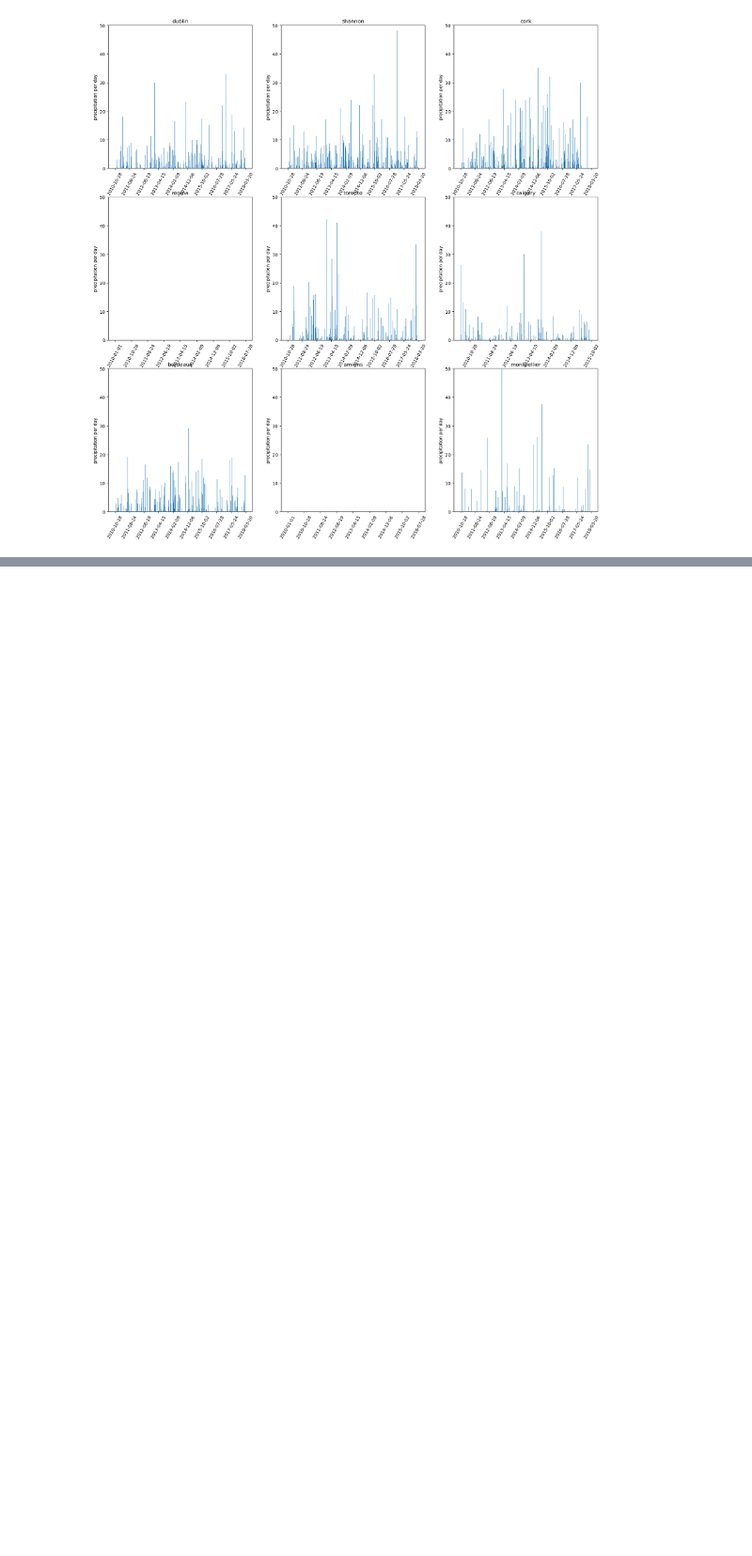
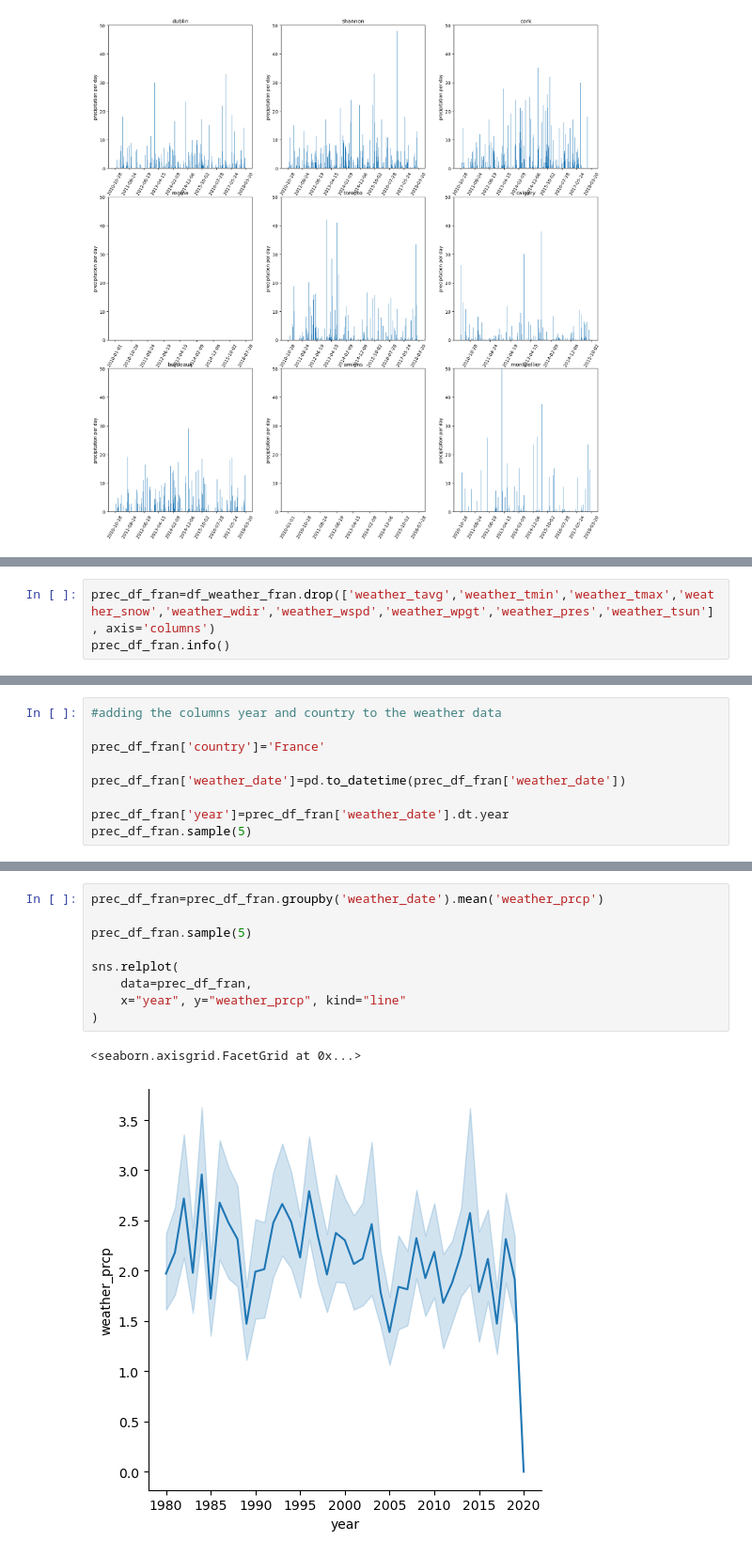
Before and after one commit to ElnazSaeidi/capstone-project-AEJS, a Jupyter notebook: weather_data_anja.ipynb, the cells around one changed output, grey strips where cells are left out. Shown at 94% size. Cells and saved outputs as stored; diff of their text form; blank space fills up the shorter version.

```diff
--- a/weather_data_anja.ipynb
+++ b/weather_data_anja.ipynb
@@ -657,0 +1287,3 @@ for city in cities:
+# %%
+prec_df_fran=df_weather_fran.drop(['weather_tavg','weather_tmin','weather_tmax','weather_snow','weather_wdir','weather_wspd','weather_wpgt','weather_pres','weather_tsun'], axis='columns')
+prec_df_fran.info()
@@ -657,0 +1348,9 @@ for city in cities:
+# %%
+#adding the columns year and country to the weather data
+
+prec_df_fran['country']='France'
+
+prec_df_fran['weather_date']=pd.to_datetime(prec_df_fran['weather_date'])
+
+prec_df_fran['year']=prec_df_fran['weather_date'].dt.year
+prec_df_fran.sample(5)
@@ -657,0 +1370,12 @@ for city in cities:
+# %%
+prec_df_fran=prec_df_fran.groupby('weather_date').mean('weather_prcp')
+
+prec_df_fran.sample(5)
+
+sns.relplot(
+    data=prec_df_fran,
+    x="year", y="weather_prcp", kind="line"
+)
+# %% [output]
+<seaborn.axisgrid.FacetGrid at 0x...>
+[figure, added]
```
Also changed, not shown: parts of 21 cells of this notebook.
